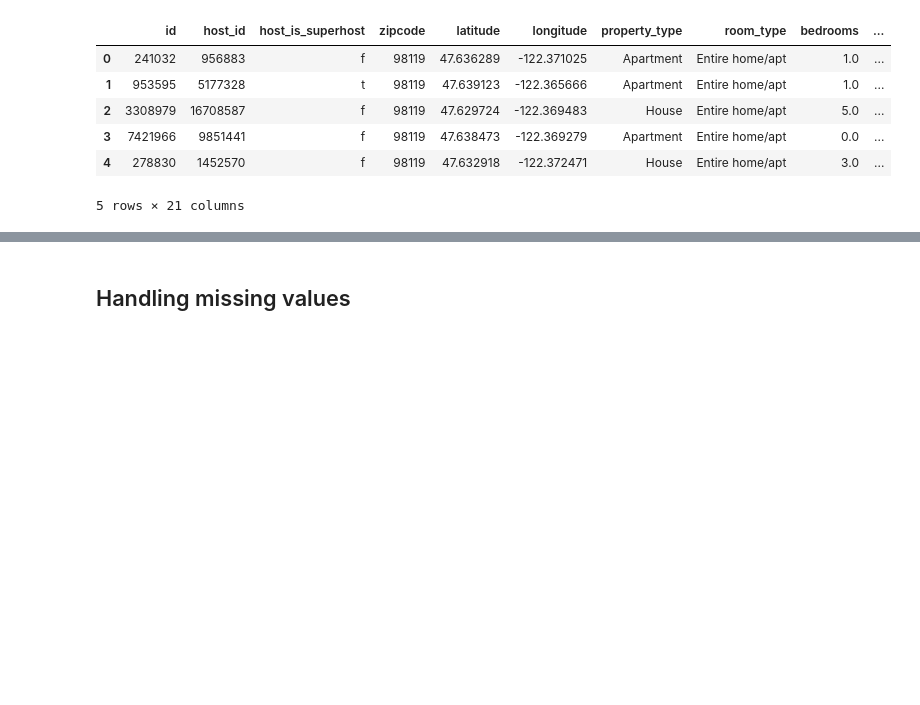
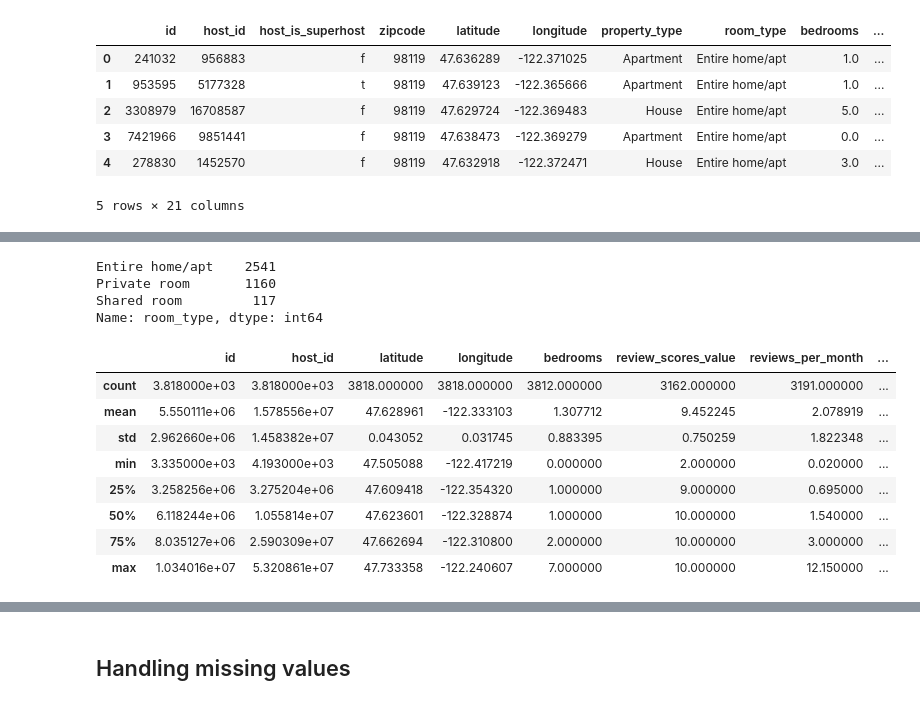
Before and after one commit to buiksat/cd0017-introduction-to-data-science, a Jupyter notebook: project_1/airbnb.ipynb, the cells around one changed output, grey strips where cells are left out. Saved outputs shown, nothing was run; the diff lists cells and outputs as text; code cells hidden in the pictures; blank space fills up the shorter version.

```diff
--- a/project_1/airbnb.ipynb
+++ b/project_1/airbnb.ipynb
@@ -57,0 +106,19 @@ There are 3818 instances in the dataset. Some attributes have less than 3818 non
+# %%
+seattle["room_type"].value_counts()
+# %% [output]
+Entire home/apt    2541
+Private room       1160
+Shared room         117
+Name: room_type, dtype: int64
+# %%
+seattle.describe()
+# %% [output]
+|  | id | host_id | latitude | longitude | bedrooms | review_scores_value | reviews_per_month | ... |
+| count | 3.818000e+03 | 3.818000e+03 | 3818.000000 | 3818.000000 | 3812.000000 | 3162.000000 | 3191.000000 | ... |
+| mean | 5.550111e+06 | 1.578556e+07 | 47.628961 | -122.333103 | 1.307712 | 9.452245 | 2.078919 | ... |
+| std | 2.962660e+06 | 1.458382e+07 | 0.043052 | 0.031745 | 0.883395 | 0.750259 | 1.822348 | ... |
+| min | 3.335000e+03 | 4.193000e+03 | 47.505088 | -122.417219 | 0.000000 | 2.000000 | 0.020000 | ... |
+| 25% | 3.258256e+06 | 3.275204e+06 | 47.609418 | -122.354320 | 1.000000 | 9.000000 | 0.695000 | ... |
+| 50% | 6.118244e+06 | 1.055814e+07 | 47.623601 | -122.328874 | 1.000000 | 10.000000 | 1.540000 | ... |
+| 75% | 8.035127e+06 | 2.590309e+07 | 47.662694 | -122.310800 | 2.000000 | 10.000000 | 3.000000 | ... |
+| max | 1.034016e+07 | 5.320861e+07 | 47.733358 | -122.240607 | 7.000000 | 10.000000 | 12.150000 | ... |
```
Also changed, not shown: parts of 23 cells of this notebook.
